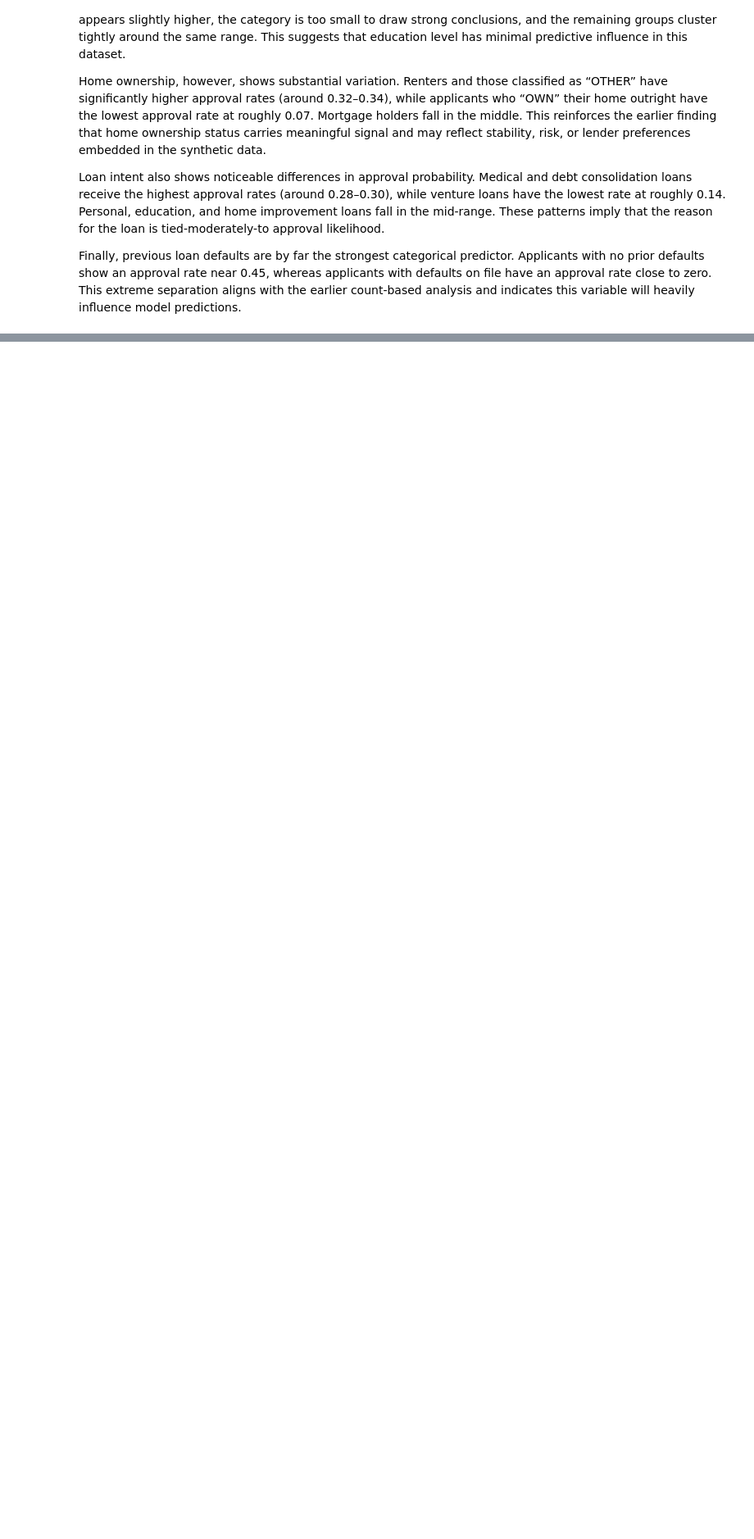
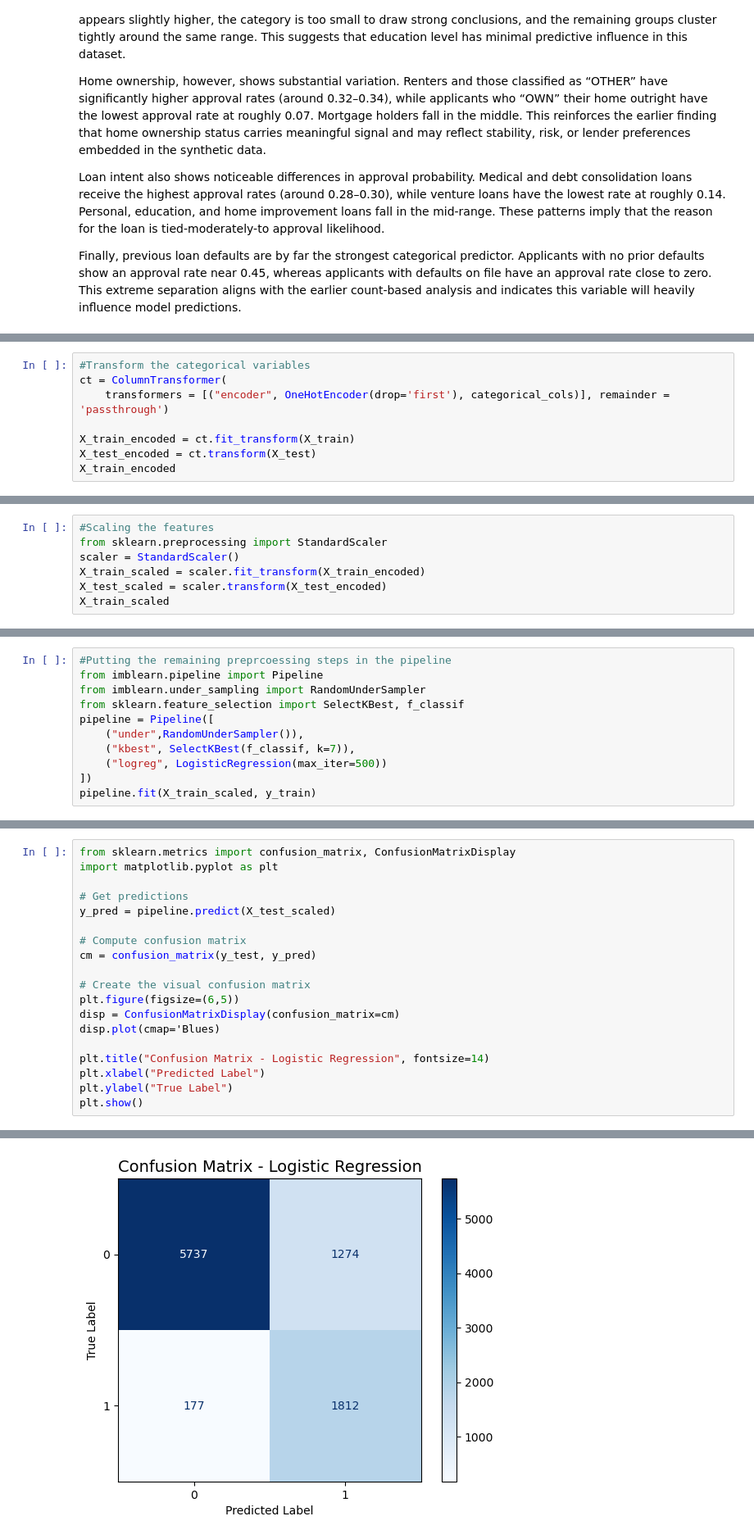
Before and after one commit to samstrc/AppliedML_FinalProj, a Jupyter notebook: loan_approval.ipynb, the cells around one changed output, grey strips where cells are left out. Shown: that part at 82% size. Drawn from its saved outputs; the diff is of its cells as text; blank space fills up the shorter version.

```diff
--- a/loan_approval.ipynb
+++ b/loan_approval.ipynb
@@ -372,0 +394,8 @@ Finally, previous loan defaults are by far the strongest categorical predictor.
+# %%
+#Transform the categorical variables
+ct = ColumnTransformer(
+    transformers = [("encoder", OneHotEncoder(drop='first'), categorical_cols)], remainder = 'passthrough')
+
+X_train_encoded = ct.fit_transform(X_train)
+X_test_encoded = ct.transform(X_test)
+X_train_encoded
@@ -372,0 +410,7 @@ Finally, previous loan defaults are by far the strongest categorical predictor.
+# %%
+#Scaling the features
+from sklearn.preprocessing import StandardScaler
+scaler = StandardScaler()
+X_train_scaled = scaler.fit_transform(X_train_encoded)
+X_test_scaled = scaler.transform(X_test_encoded)
+X_train_scaled
@@ -372,0 +431,11 @@ Finally, previous loan defaults are by far the strongest categorical predictor.
+# %%
+#Putting the remaining preprcoessing steps in the pipeline
+from imblearn.pipeline import Pipeline
+from imblearn.under_sampling import RandomUnderSampler
+from sklearn.feature_selection import SelectKBest, f_classif
+pipeline = Pipeline([
+    ("under",RandomUnderSampler()),
+    ("kbest", SelectKBest(f_classif, k=7)),
+    ("logreg", LogisticRegression(max_iter=500))
+])
+pipeline.fit(X_train_scaled, y_train)
@@ -372,0 +455,20 @@ Finally, previous loan defaults are by far the strongest categorical predictor.
+# %%
+from sklearn.metrics import confusion_matrix, ConfusionMatrixDisplay
+import matplotlib.pyplot as plt
+
+# Get predictions
+y_pred = pipeline.predict(X_test_scaled)
+
+# Compute confusion matrix
+cm = confusion_matrix(y_test, y_pred)
+
+# Create the visual confusion matrix
+plt.figure(figsize=(6,5))
+disp = ConfusionMatrixDisplay(confusion_matrix=cm)
+disp.plot(cmap='Blues)
+
+plt.title("Confusion Matrix - Logistic Regression", fontsize=14)
+plt.xlabel("Predicted Label")
+plt.ylabel("True Label")
+plt.show()
+# %% [output]
@@ -372,0 +476 @@ Finally, previous loan defaults are by far the strongest categorical predictor.
+[figure, added]
```
Also changed, not shown: parts of 23 cells of this notebook.
